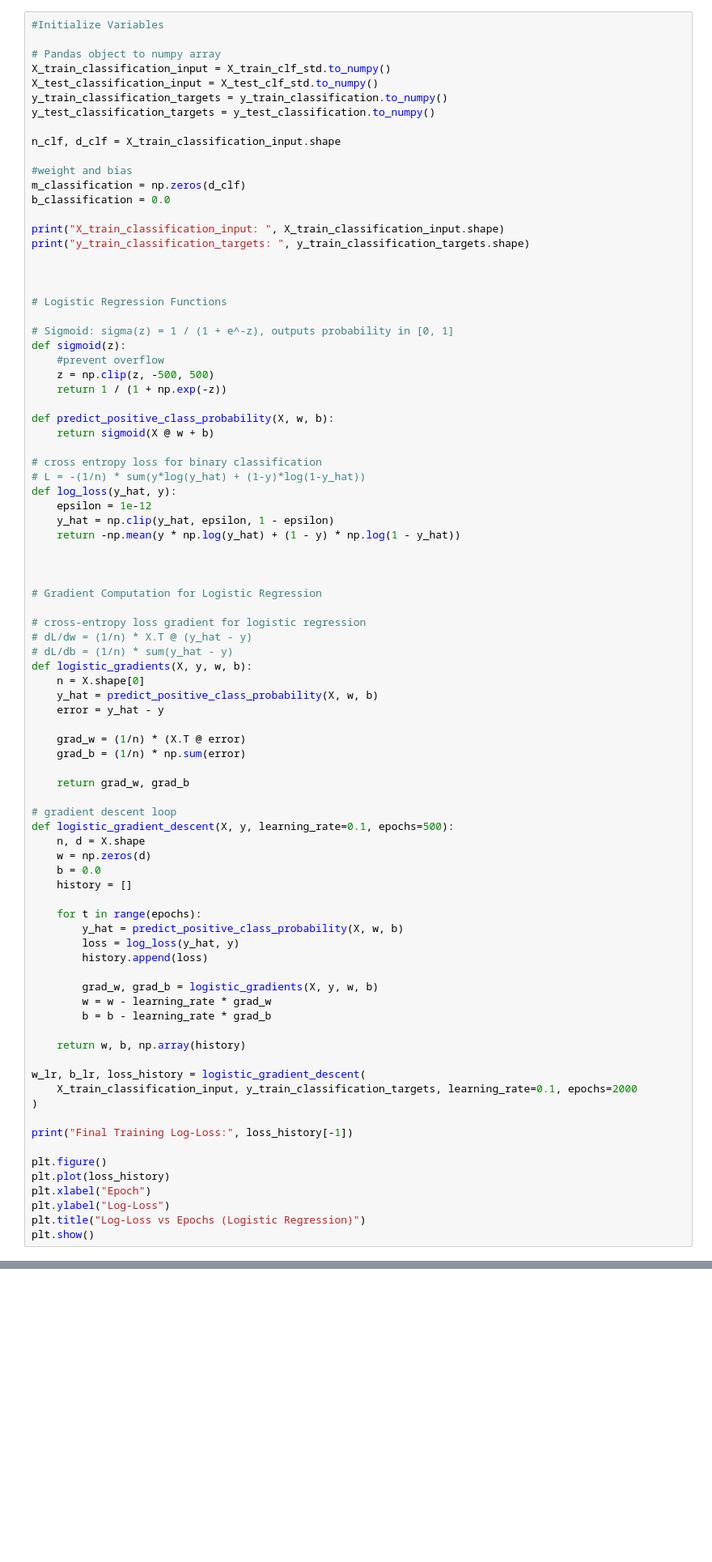
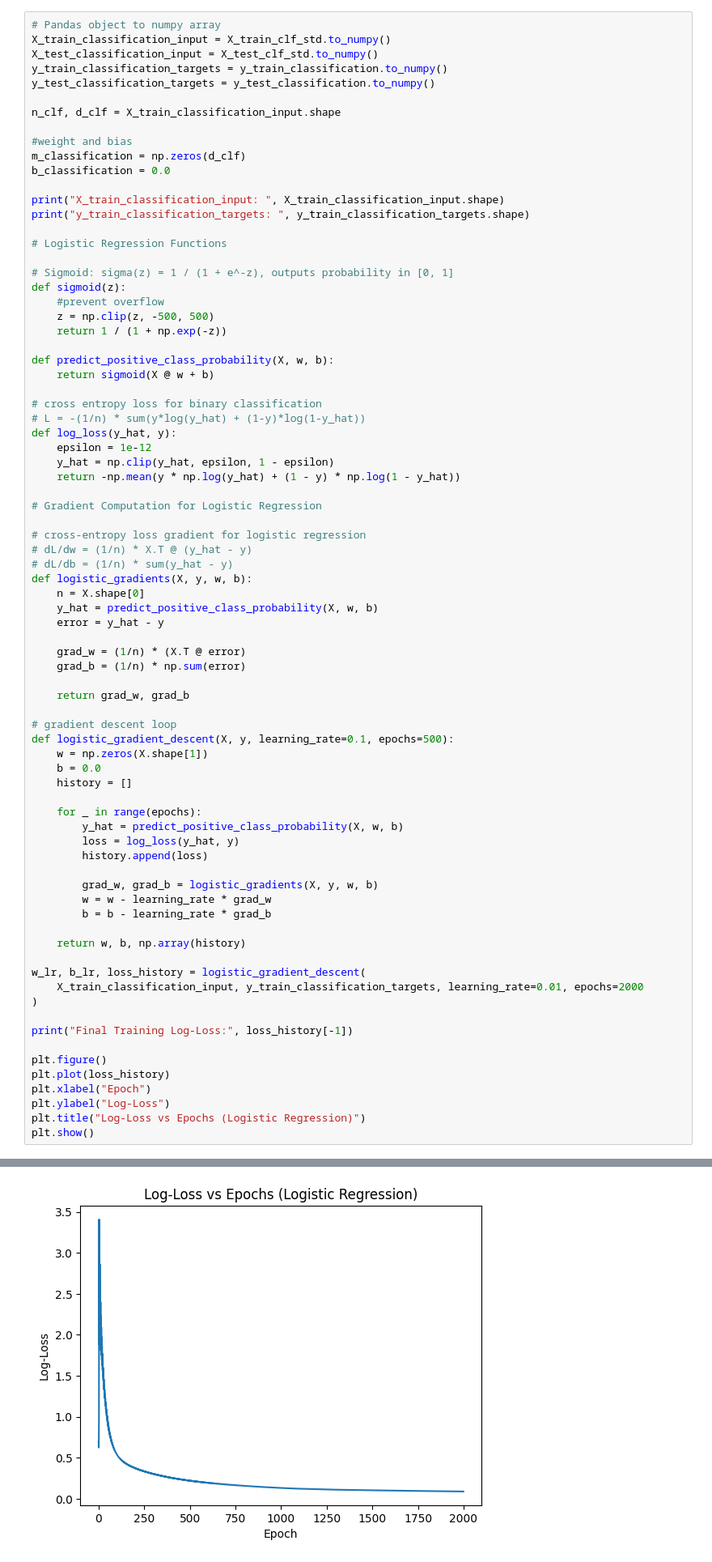
Before and after one commit to laurencorbeil/Gradient-Descent-as-Search-for-Facial-Attribute-Prediction, a Jupyter notebook: Gradient-Descent-as-Search-for-Facial-Attribute-Prediction.ipynb, the cells around one changed output, grey strips where cells are left out. Shown at 81% size. Saved outputs shown, nothing was run; the diff lists cells and outputs as text; blank space fills up the shorter version.

```diff
--- a/Gradient-Descent-as-Search-for-Facial-Attribute-Prediction.ipynb
+++ b/Gradient-Descent-as-Search-for-Facial-Attribute-Prediction.ipynb
@@ -363,8 +268,6 @@ Training Iteration 24 MSE = 0.2542750072317697
 - Filler
 - Filler
 # %%
-#Initialize Variables
-
 # Pandas object to numpy array
 X_train_classification_input = X_train_clf_std.to_numpy()
 X_test_classification_input = X_test_clf_std.to_numpy()
@@ -379,8 +282,6 @@ b_classification = 0.0
 
 print("X_train_classification_input: ", X_train_classification_input.shape)
 print("y_train_classification_targets: ", y_train_classification_targets.shape)
-
-
 
 # Logistic Regression Functions
 
@@ -400,8 +301,6 @@ def log_loss(y_hat, y):
     y_hat = np.clip(y_hat, epsilon, 1 - epsilon)
     return -np.mean(y * np.log(y_hat) + (1 - y) * np.log(1 - y_hat))
 
-
-
 # Gradient Computation for Logistic Regression
 
 # cross-entropy loss gradient for logistic regression
@@ -419,12 +318,11 @@ def logistic_gradients(X, y, w, b):
 
 # gradient descent loop
 def logistic_gradient_descent(X, y, learning_rate=0.1, epochs=500):
-    n, d = X.shape
-    w = np.zeros(d)
+    w = np.zeros(X.shape[1])
     b = 0.0
     history = []
 
-    for t in range(epochs):
+    for _ in range(epochs):
         y_hat = predict_positive_class_probability(X, w, b)
         loss = log_loss(y_hat, y)
         history.append(loss)
@@ -436,7 +334,7 @@ def logistic_gradient_descent(X, y, learning_rate=0.1, epochs=500):
     return w, b, np.array(history)
 
 w_lr, b_lr, loss_history = logistic_gradient_descent(
-    X_train_classification_input, y_train_classification_targets, learning_rate=0.1, epochs=2000
+    X_train_classification_input, y_train_classification_targets, learning_rate=0.01, epochs=2000
 )
 
 print("Final Training Log-Loss:", loss_history[-1])
@@ -447,3 +345,4 @@ plt.xlabel("Epoch")
 plt.ylabel("Log-Loss")
 plt.title("Log-Loss vs Epochs (Logistic Regression)")
 plt.show()
+# %% [output]
@@ -450 +352,2 @@ plt.show()
+[figure, added]
 # %% [markdown]
```
Also changed, not shown: parts of 8 cells of this notebook.
